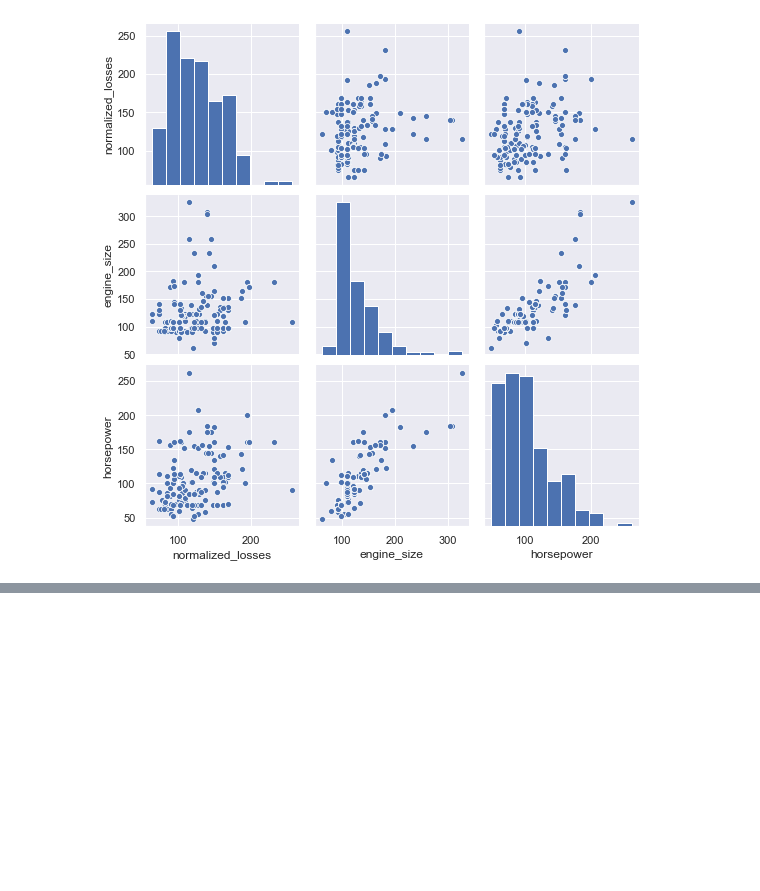
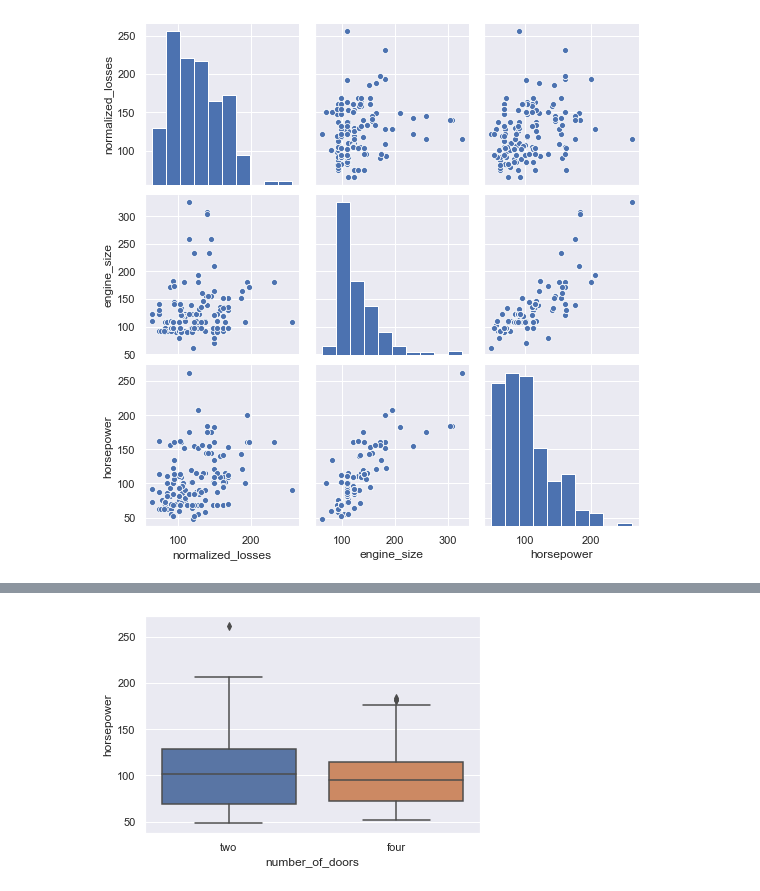
Before and after one commit to pcopley/uta-aiml, a Jupyter notebook: 02 Python Visualization/Visualizations.ipynb, the cells around one changed output, grey strips where cells are left out. Drawn from its saved outputs; the diff is of its cells as text; code cells hidden in the pictures; blank space fills up the shorter version.

```diff
--- a/02 Python Visualization/Visualizations.ipynb
+++ b/02 Python Visualization/Visualizations.ipynb
@@ -62,0 +83,4 @@ sns.pairplot(auto[['normalized_losses', 'engine_size', 'horsepower']]);
+# %%
+sns.boxplot(auto['number_of_doors'], auto['horsepower']);
+# %% [output]
+[figure, added]
```
Also changed, not shown: parts of 25 cells of this notebook.
